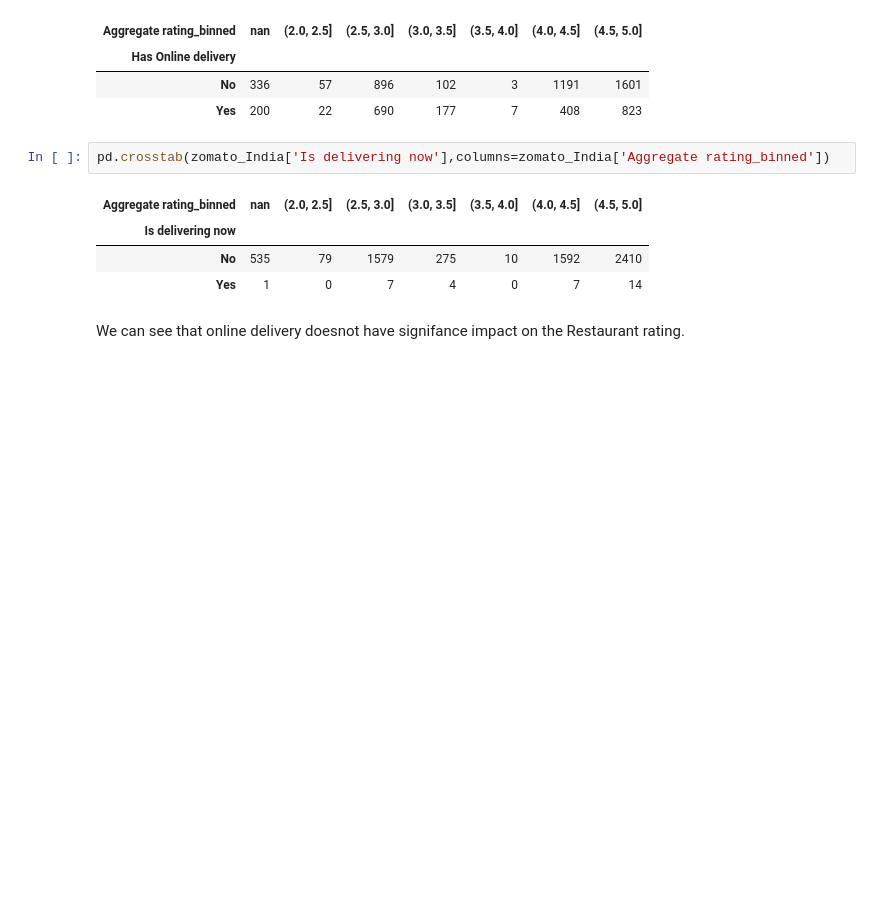
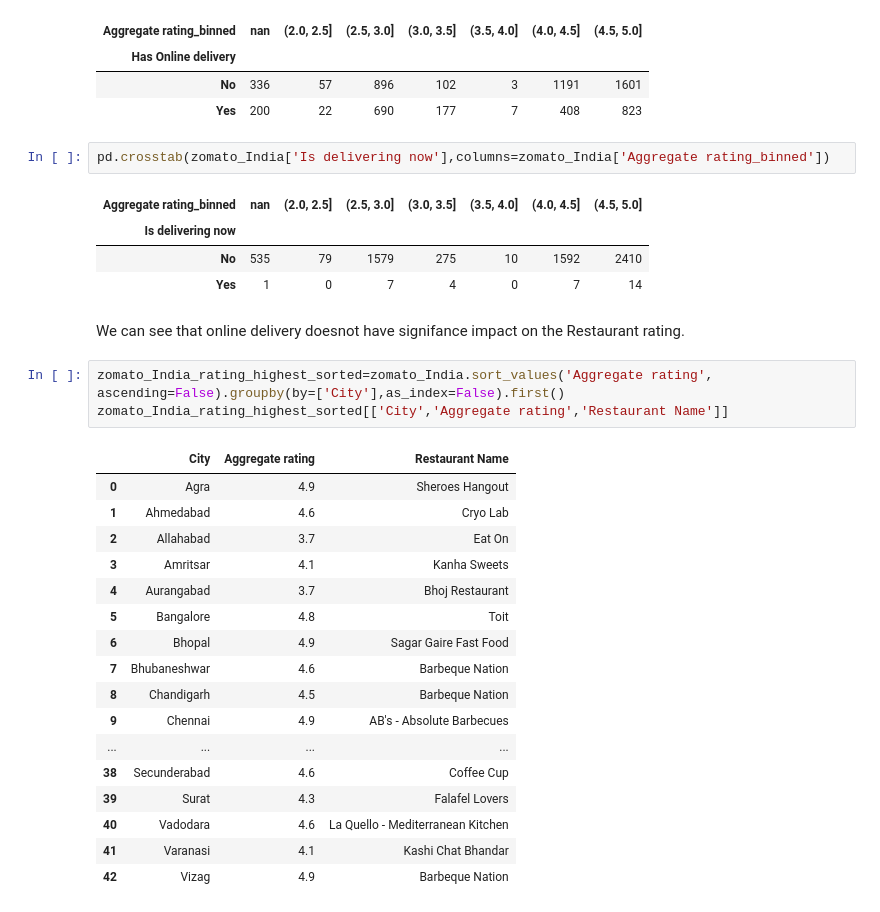
Before and after one commit to moumitagorain/Zomato_EDA, a Jupyter notebook: Zomato EDA.ipynb, the cells around one changed output. Cells and saved outputs as stored; diff of their text form; blank space fills up the shorter version.

```diff
--- a/Zomato EDA.ipynb
+++ b/Zomato EDA.ipynb
@@ -224,3 +224,24 @@ pd.crosstab(zomato_India['Is delivering now'],columns=zomato_India['Aggregate ra
 | Yes | 1 | 0 | 7 | 4 | 0 | 7 | 14 |
 # %% [markdown]
 We can see that online delivery doesnot have signifance impact on the Restaurant rating.
+# %%
+zomato_India_rating_highest_sorted=zomato_India.sort_values('Aggregate rating', ascending=False).groupby(by=['City'],as_index=False).first()
+zomato_India_rating_highest_sorted[['City','Aggregate rating','Restaurant Name']]
+# %% [output]
+|  | City | Aggregate rating | Restaurant Name |
+| 0 | Agra | 4.9 | Sheroes Hangout |
+| 1 | Ahmedabad | 4.6 | Cryo Lab |
+| 2 | Allahabad | 3.7 | Eat On |
+| 3 | Amritsar | 4.1 | Kanha Sweets |
+| 4 | Aurangabad | 3.7 | Bhoj Restaurant |
+| 5 | Bangalore | 4.8 | Toit |
+| 6 | Bhopal | 4.9 | Sagar Gaire Fast Food |
+| 7 | Bhubaneshwar | 4.6 | Barbeque Nation |
+| 8 | Chandigarh | 4.5 | Barbeque Nation |
+| 9 | Chennai | 4.9 | AB's - Absolute Barbecues |
+| ... | ... | ... | ... |
+| 38 | Secunderabad | 4.6 | Coffee Cup |
+| 39 | Surat | 4.3 | Falafel Lovers |
+| 40 | Vadodara | 4.6 | La Quello - Mediterranean Kitchen |
+| 41 | Varanasi | 4.1 | Kashi Chat Bhandar |
+| 42 | Vizag | 4.9 | Barbeque Nation |
```
Also changed, not shown: parts of 1 cell of this notebook.
